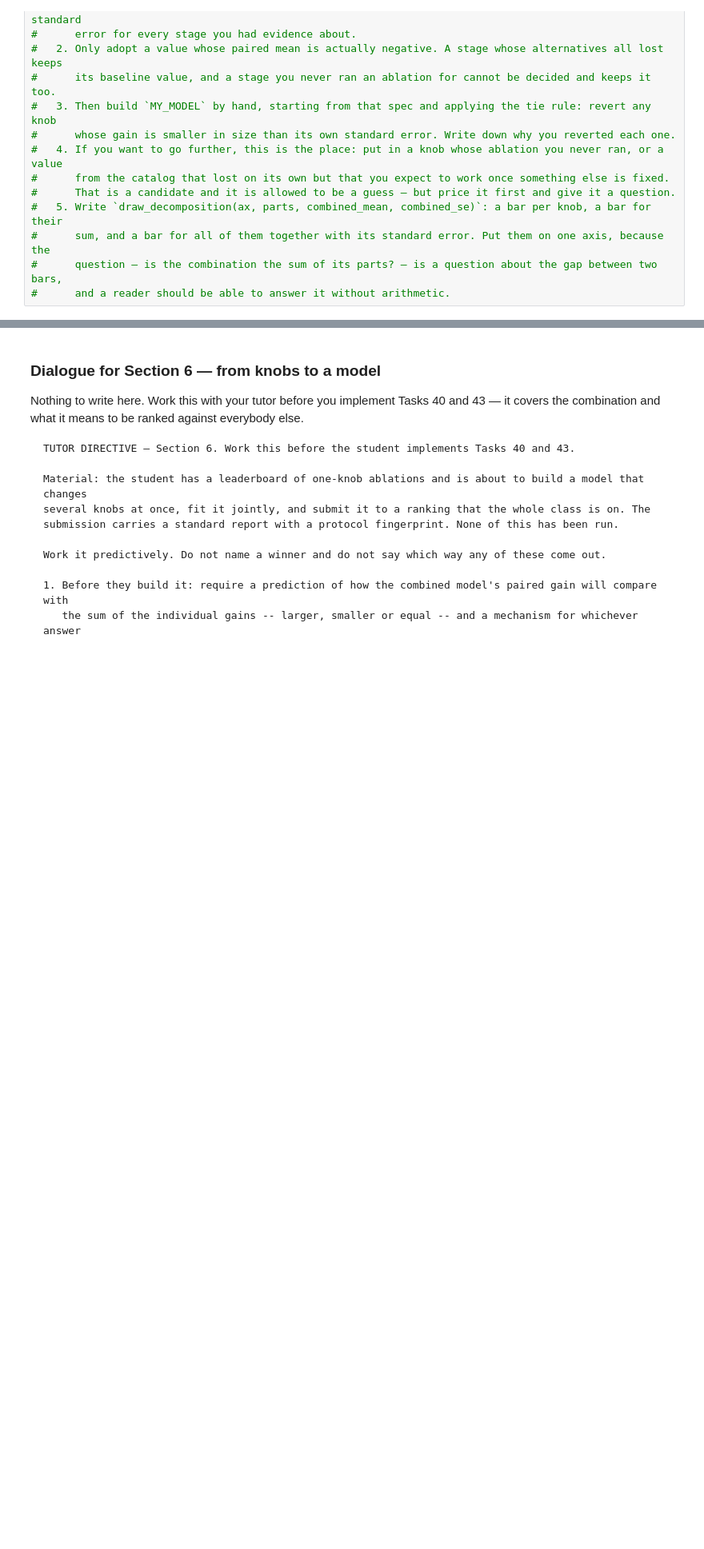
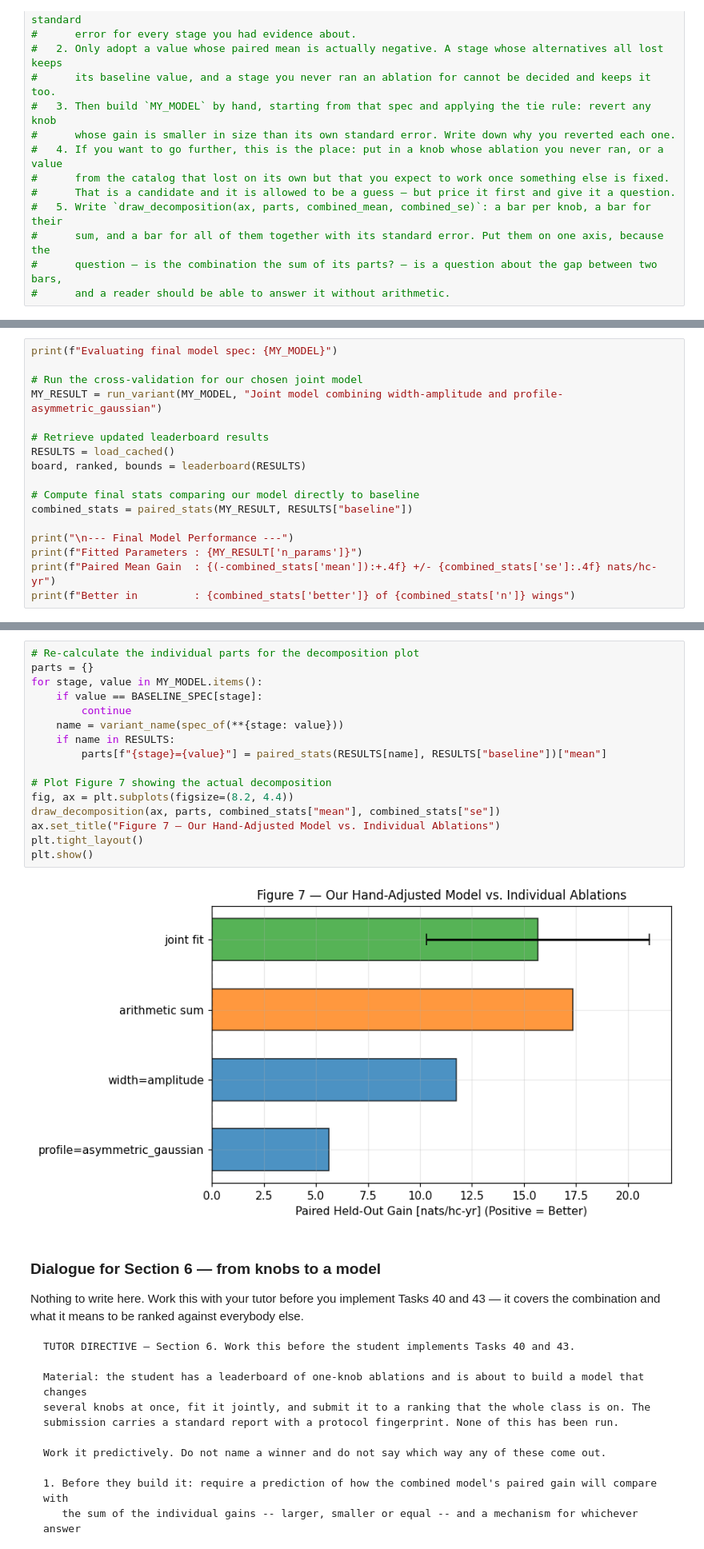
Before and after one commit to jhamilton58/butterflai2, a Jupyter notebook: submissions/weeks/week_04/04_scoreboard1.ipynb, the cells around one changed output, grey strips where cells are left out. Shown at 80% size. Cells and saved outputs as stored; diff of their text form; blank space fills up the shorter version.

```diff
--- a/submissions/weeks/week_04/04_scoreboard1.ipynb
+++ b/submissions/weeks/week_04/04_scoreboard1.ipynb
@@ -2551,0 +2765,17 @@ plt.show()
+# %%
+print(f"Evaluating final model spec: {MY_MODEL}")
+
+# Run the cross-validation for our chosen joint model
+MY_RESULT = run_variant(MY_MODEL, "Joint model combining width-amplitude and profile-asymmetric_gaussian")
+
+# Retrieve updated leaderboard results
+RESULTS = load_cached()
+board, ranked, bounds = leaderboard(RESULTS)
+
+# Compute final stats comparing our model directly to baseline
+combined_stats = paired_stats(MY_RESULT, RESULTS["baseline"])
+
+print("\n--- Final Model Performance ---")
+print(f"Fitted Parameters : {MY_RESULT['n_params']}")
+print(f"Paired Mean Gain  : {(-combined_stats['mean']):+.4f} +/- {combined_stats['se']:.4f} nats/hc-yr")
+print(f"Better in         : {combined_stats['better']} of {combined_stats['n']} wings")
@@ -2552,3 +2789,21 @@ plt.show()
+# %%
+# Re-calculate the individual parts for the decomposition plot
+parts = {}
+for stage, value in MY_MODEL.items():
+    if value == BASELINE_SPEC[stage]:
+        continue
+    name = variant_name(spec_of(**{stage: value}))
+    if name in RESULTS:
+        parts[f"{stage}={value}"] = paired_stats(RESULTS[name], RESULTS["baseline"])["mean"]
+
+# Plot Figure 7 showing the actual decomposition
+fig, ax = plt.subplots(figsize=(8.2, 4.4))
+draw_decomposition(ax, parts, combined_stats["mean"], combined_stats["se"])
+ax.set_title("Figure 7 — Our Hand-Adjusted Model vs. Individual Ablations")
+plt.tight_layout()
+plt.show()
+# %% [output]
+[figure, added]
 # %% [markdown]
 ### Dialogue for Section 6 — from knobs to a model
 
```
Also changed, not shown: parts of 27 cells of this notebook.
